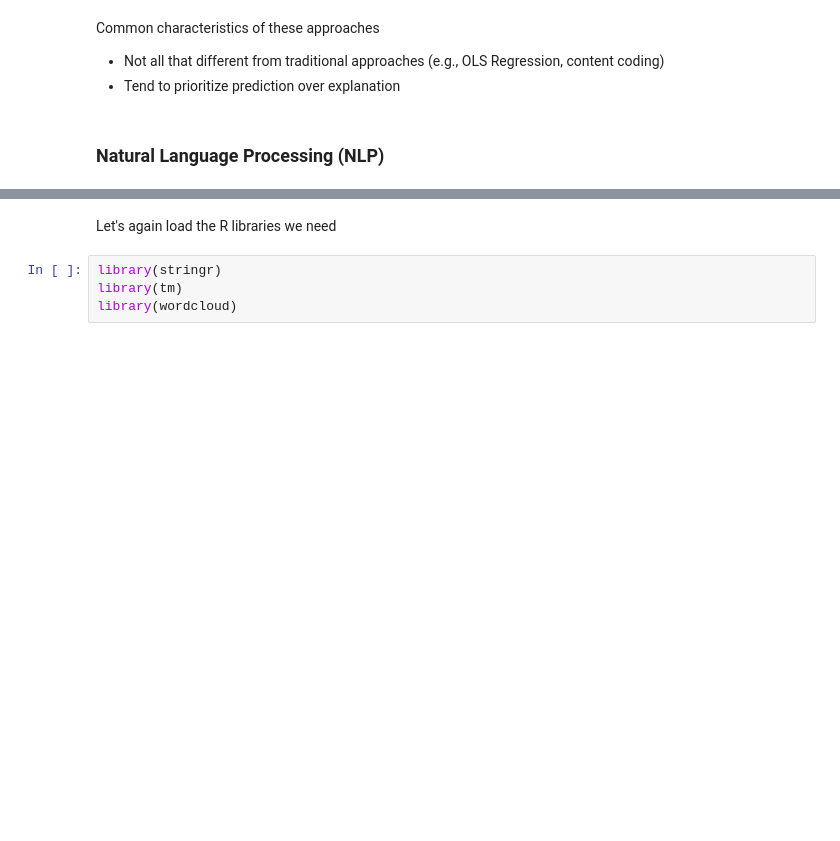
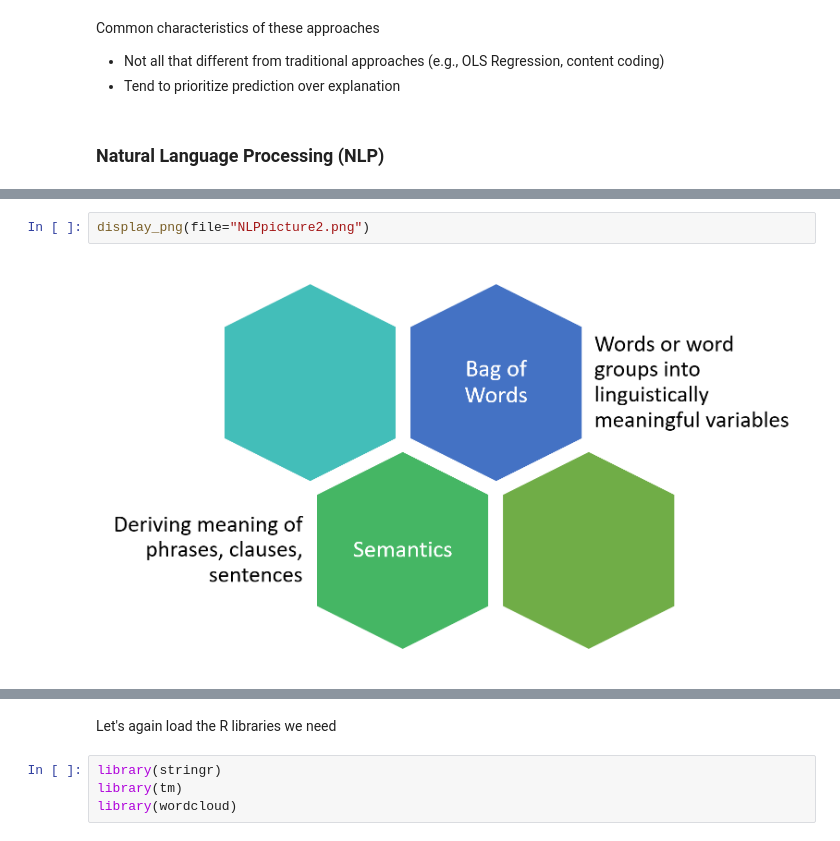
Before and after one commit to TNT-Lab/SIOP-2019-IO-Data-Science-Master-Tutorial, a Jupyter notebook: twittersentimentanalysis.ipynb, the cells around one changed output, grey strips where cells are left out. Drawn from its saved outputs; the diff is of its cells as text; blank space fills up the shorter version.

```diff
--- a/twittersentimentanalysis.ipynb
+++ b/twittersentimentanalysis.ipynb
@@ -147,0 +141,4 @@ To demo, we'll clean up some of the tweet text and display common words in a wor
+# %%
+display_png(file="NLPpicture2.png")
+# %% [output]
+[figure, added]
```
Also changed, not shown: parts of 11 cells of this notebook.
